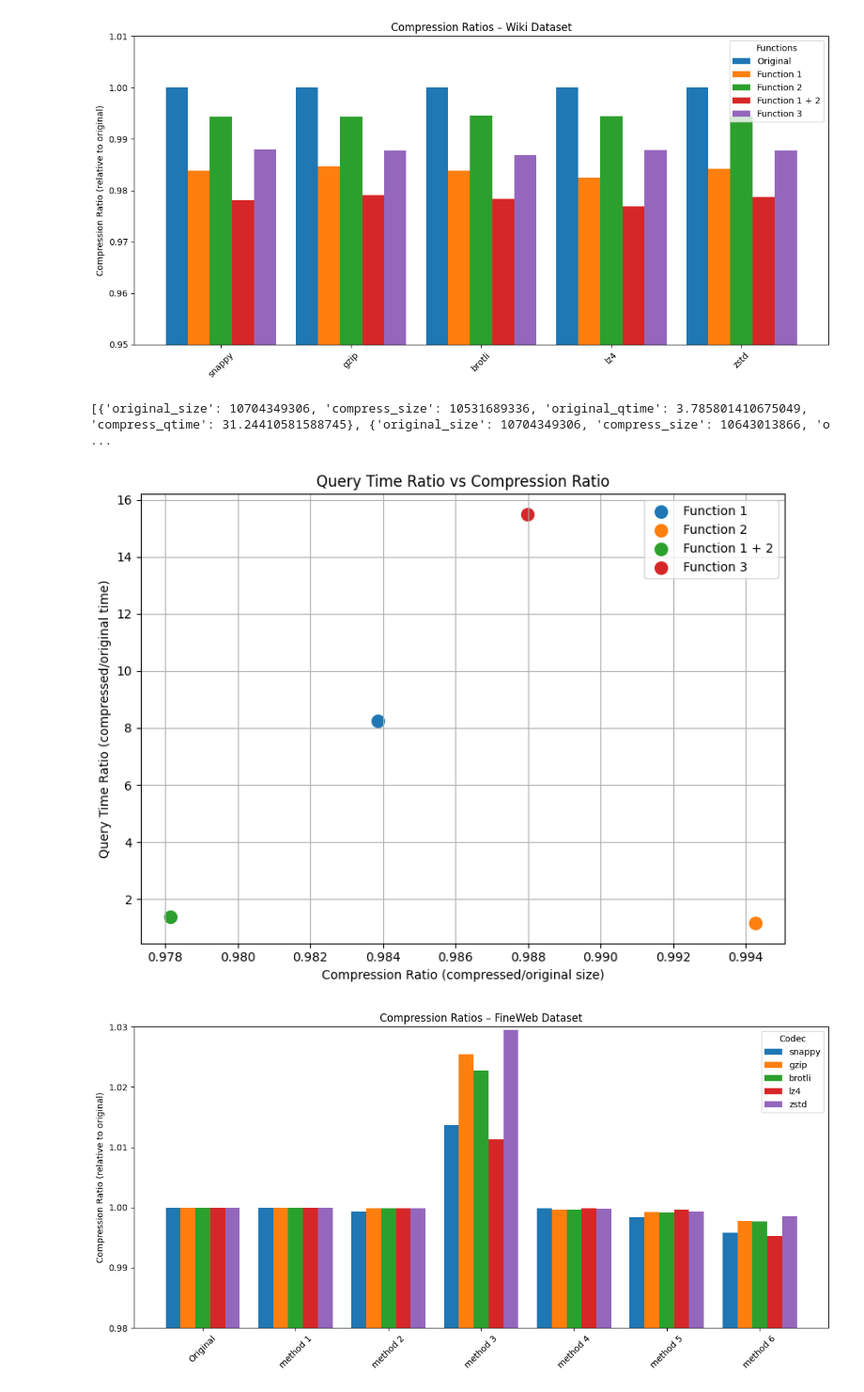
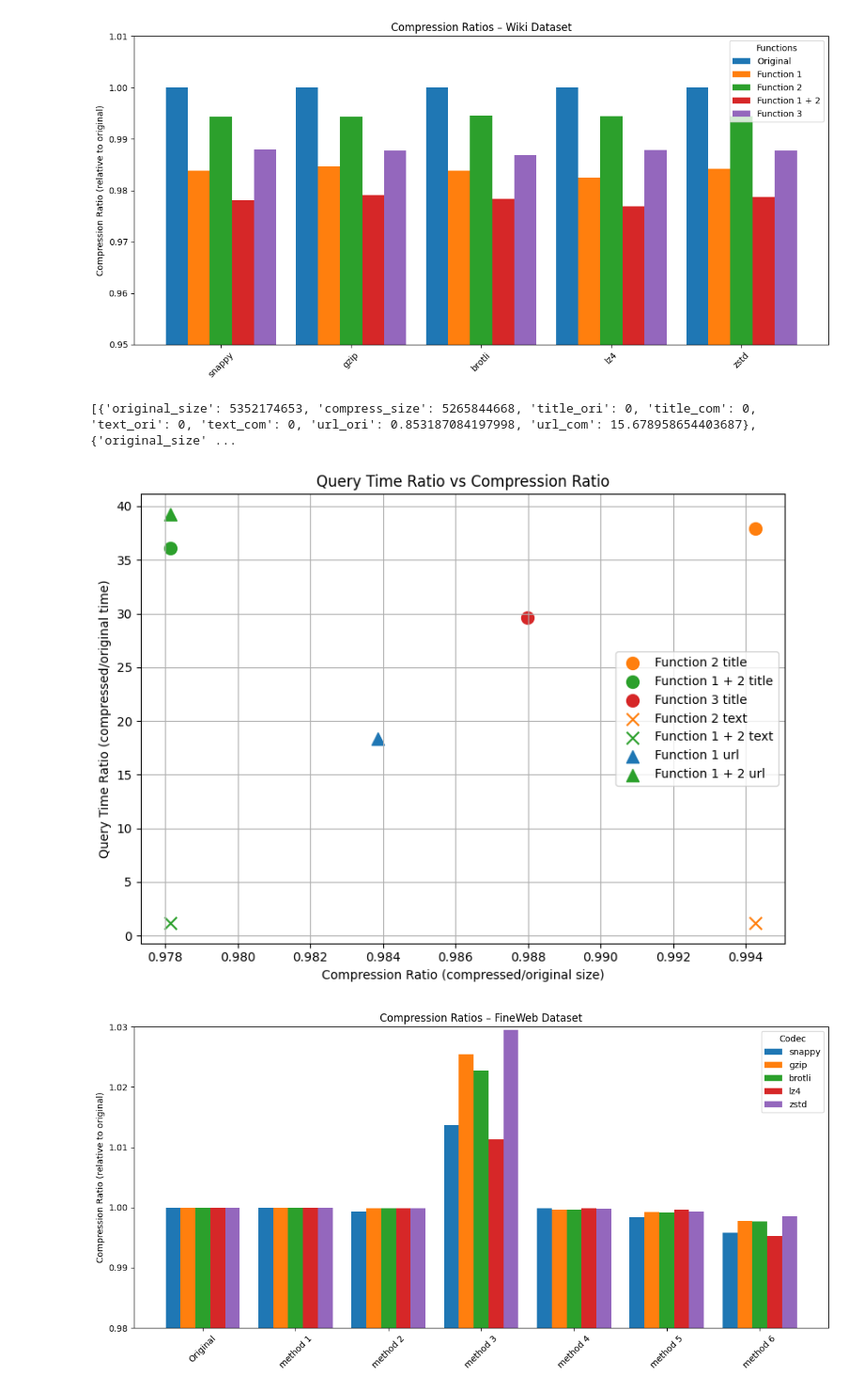
Before and after one commit to utndatasystems/virtual, a Jupyter notebook: string_compression/result_plot.ipynb, the cells around one changed output. Shown at 94% size. Drawn from its saved outputs; the diff is of its cells as text; code cells hidden in the pictures.

Commit message:
fix(Query-Time): Change the query for only one column

```diff
--- a/string_compression/result_plot.ipynb
+++ b/string_compression/result_plot.ipynb
@@ -77,32 +81,52 @@ for config in config_dict:
     for i, compress in enumerate(config['compress']):
         compress_size_list[i]["original_size"] += config[f'size_snappy']
         compress_size_list[i]["compress_size"] += compress[f'size_compression_snappy']
-        compress_size_list[i]["original_qtime"] += compress[f'query_time']['original']
-        compress_size_list[i]["compress_qtime"] += compress[f'query_time']['compressed']
+        if "title_ori" in compress[f'query_time']:
+            compress_size_list[i]["title_ori"] += compress[f'query_time']['title_ori']
+            compress_size_list[i]["title_com"] += compress[f'query_time']['title_com']
+        if "text_ori" in compress[f'query_time']:
+            compress_size_list[i]["text_ori"] += compress[f'query_time']['text_ori']
+            compress_size_list[i]["text_com"] += compress[f'query_time']['text_com']
+        if "url_ori" in compress[f'query_time']:
+            compress_size_list[i]["url_ori"] += compress[f'query_time']['url_ori']
+            compress_size_list[i]["url_com"] += compress[f'query_time']['url_com']
 
 print(compress_size_list)
 # %% [output]
-[{'original_size': 10704349306, 'compress_size': 10531689336, 'original_qtime': 3.785801410675049, 'compress_qtime': 31.24410581588745}, {'original_size': 10704349306, 'compress_size': 10643013866, 'o ...
+[{'original_size': 5352174653, 'compress_size': 5265844668, 'title_ori': 0, 'title_com': 0, 'text_ori': 0, 'text_com': 0, 'url_ori': 0.853187084197998, 'url_com': 15.678958654403687}, {'original_size' ...
+# %%
+# Compute compression ratio and query time ratio
+compression_ratios = [entry['compress_size'] / entry['original_size'] for entry in compress_size_list]
+title_query_time_ratios = [entry['title_com'] / entry['title_ori'] if entry['title_ori'] != 0 else 0 for entry in compress_size_list]
+text_query_time_ratios = [entry['text_com'] / entry['text_ori'] if entry['text_ori'] != 0 else 0 for entry in compress_size_list]
+url_query_time_ratios = [entry['url_com'] / entry['url_ori'] if entry['url_ori'] != 0 else 0 for entry in compress_size_list]
+functions = ["Function 1", "Function 2", "Function 1 + 2", "Function 3"]
 # %%
-# Compute compression ratio and query time ratio
-compression_ratios = [entry['compress_size'] / entry['original_size'] for entry in compress_size_list]
-query_time_ratios = [entry['compress_qtime'] / entry['original_qtime'] for entry in compress_size_list]
-functions = ["Function 1", "Function 2", "Function 1 + 2", "Function 3"]
-
+colors = ['tab:blue', 'tab:orange', 'tab:green', 'tab:red']
 # Create scatter plot of ratios
 plt.figure(figsize=(8, 6))
 # Plot each point with a label
-for i, (cr, qtr) in enumerate(zip(compression_ratios, query_time_ratios)):
-    plt.scatter(cr, qtr, label=functions[i], s=100)
+for i, (cr, qtr) in enumerate(zip(compression_ratios, title_query_time_ratios)):
+    if qtr == 0:
+        continue  # Skip points with zero query time ratio
+    plt.scatter(cr, qtr, label=f"{functions[i]} title", s=100, marker='o', c=colors[i])
+for i, (cr, qtr) in enumerate(zip(compression_ratios, text_query_time_ratios)):
+    if qtr == 0:
+        continue  # Skip points with zero query time ratio
+    plt.scatter(cr, qtr, label=f"{functions[i]} text", s=100, marker='x', c=colors[i])
+for i, (cr, qtr) in enumerate(zip(compression_ratios, url_query_time_ratios)):
+    if qtr == 0:
+        continue  # Skip points with zero query time ratio
+    plt.scatter(cr, qtr, label=f"{functions[i]} url", s=100, marker='^',c=colors[i])
 plt.xlabel("Compression Ratio (compressed/original size)")
 plt.ylabel("Query Time Ratio (compressed/original time)")
 plt.title("Query Time Ratio vs Compression Ratio")
 plt.grid(True)
 plt.legend()
 plt.tight_layout()
 plt.show()
 # %% [output]
-[figure, old version]
+[figure, new version]
 # %%
 dataset_id = "HuggingFaceFW/fineweb"
 configs_file = "config.json"
```
Also changed, not shown: parts of 1 cell of this notebook, 1 other file.
